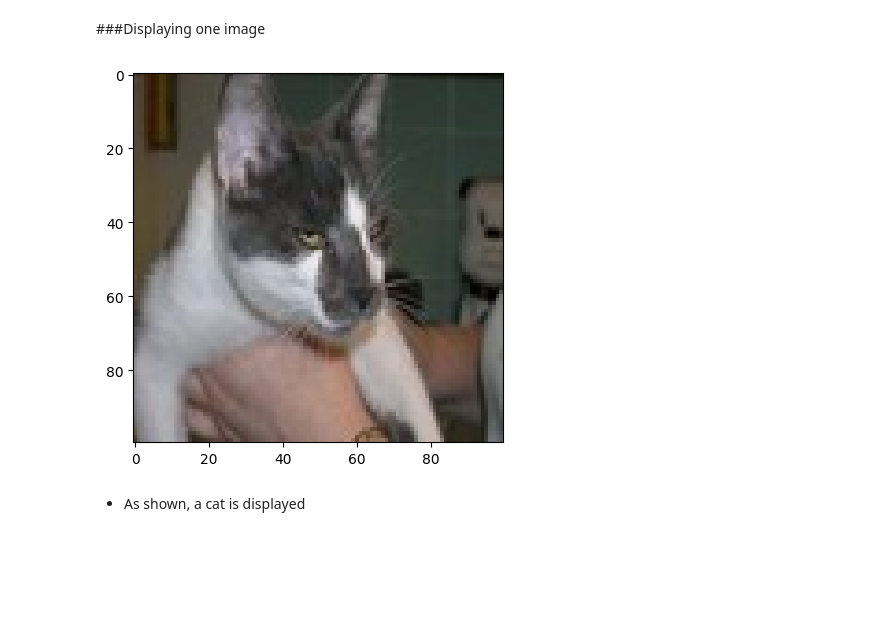
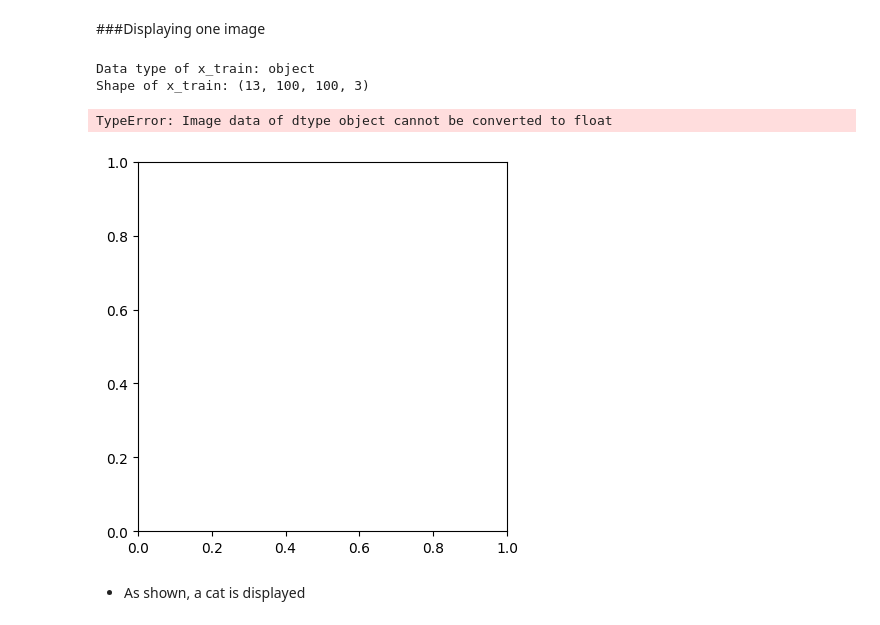
Before and after one commit to mngugi/Code_3_Camp, a Jupyter notebook: CNN_Using_Sequencial_and_Functional_API.ipynb, the cells around one changed output. Saved outputs shown, nothing was run; the diff lists cells and outputs as text; code cells hidden in the pictures; blank space fills up the shorter version.

```diff
--- a/CNN_Using_Sequencial_and_Functional_API.ipynb
+++ b/CNN_Using_Sequencial_and_Functional_API.ipynb
@@ -150,14 +190,35 @@ array([[[0.51372549, 0.50196078, 0.52941176],
 - The scale of the images has changed
 # %% [markdown]
 ###Displaying one image
-# %%
-#dispalying any random image
-randomimage = random.randint(0, len(x_train))
-#plotting the image
-plt.imshow(x_train[randomimage, :])
-plt.show()
-# %% [output]
-[figure, removed]
+# %%
+#dispalying any random image
+#randomimage = random.randint(0, len(x_train))
+#plotting the image
+#plt.imshow(x_train[randomimage, :])
+#plt.show()
+import numpy as np
+import matplotlib.pyplot as plt
+
+# Convert x_train to NumPy array if it's not already
+x_train = np.array(x_train)
+
+# Check the data type and shape
+print("Data type of x_train:", x_train.dtype)
+print("Shape of x_train:", x_train.shape)
+
+# Ensure the images are represented as numerical arrays
+# Assuming each image is represented as a 2D array (grayscale) or 3D array (RGB)
+# If the images are not in the correct shape or dtype, you may need to preprocess them accordingly
+
+# Plot a random image
+random_image_index = np.random.randint(0, len(x_train))
+plt.imshow(x_train[random_image_index])
+plt.show()
+# %% [output]
+Data type of x_train: object
+Shape of x_train: (13, 100, 100, 3)
+TypeError: Image data of dtype object cannot be converted to float
+[figure, added]
 # %% [markdown]
 - As shown, a cat is displayed
 # %% [markdown]
```
Also changed, not shown: parts of 6 cells of this notebook.
